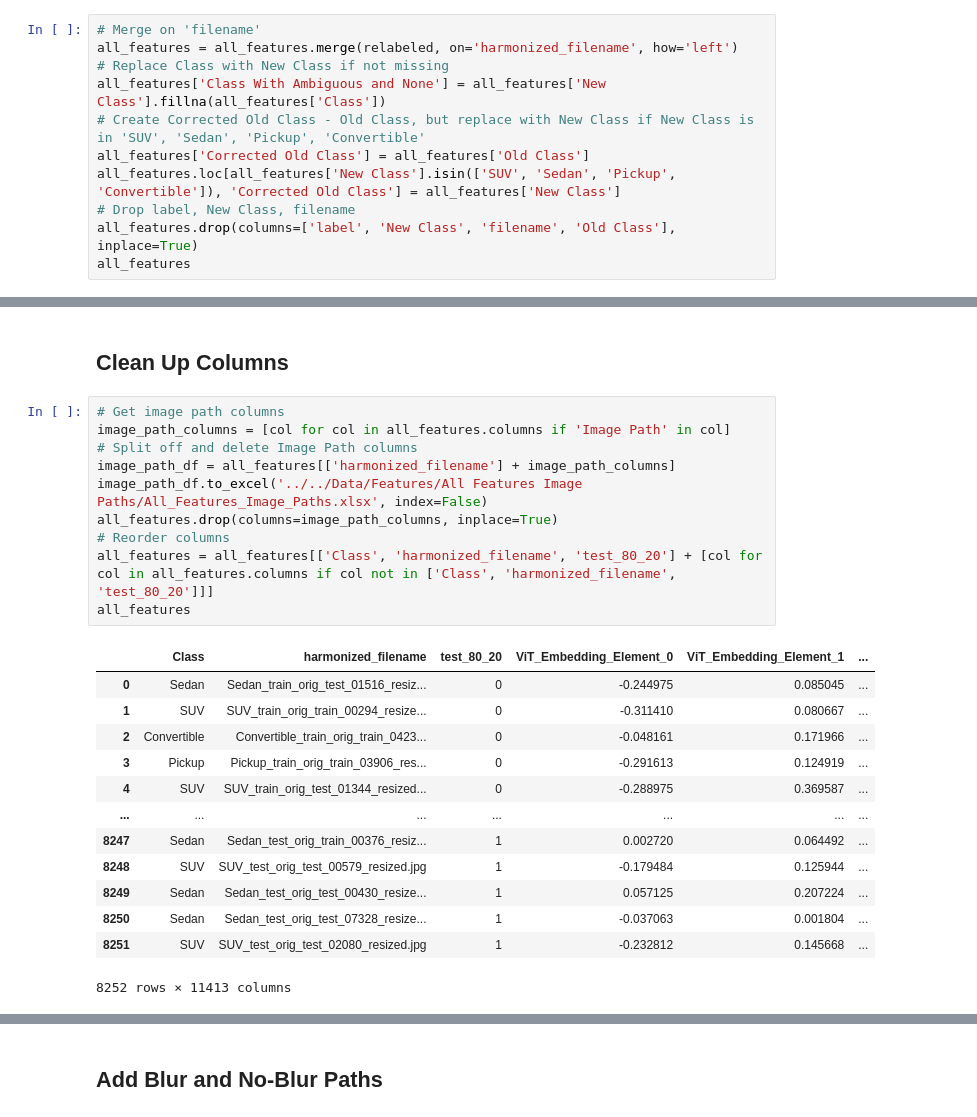
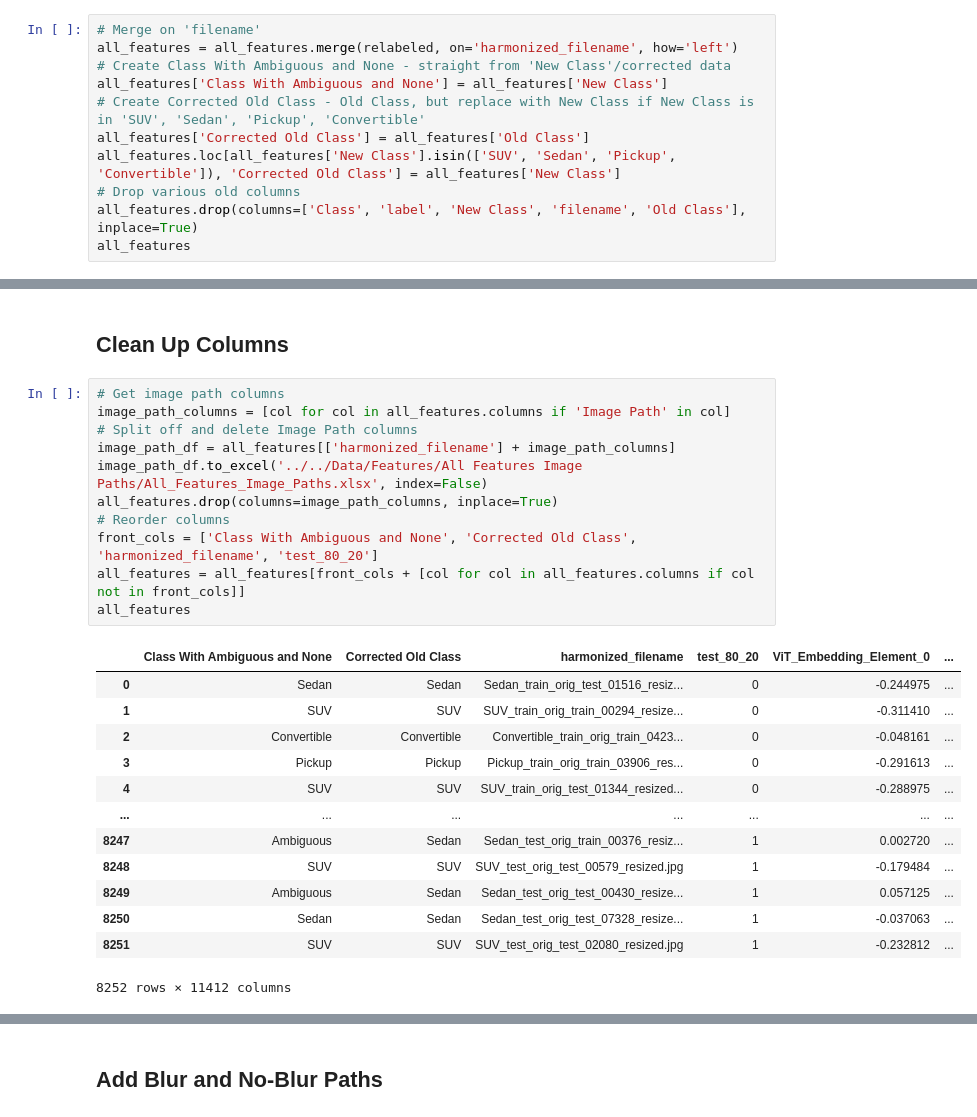
Before and after one commit to ijyliu/computer-vision-project, a Jupyter notebook: Code/Combine All Features/Combine All Features.ipynb, the cells around one changed output, grey strips where cells are left out. Drawn from its saved outputs; the diff is of its cells as text.

```diff
--- a/Code/Combine All Features/Combine All Features.ipynb
+++ b/Code/Combine All Features/Combine All Features.ipynb
@@ -221,13 +221,13 @@ relabeled
 # %%
 # Merge on 'filename'
 all_features = all_features.merge(relabeled, on='harmonized_filename', how='left')
-# Replace Class with New Class if not missing
-all_features['Class With Ambiguous and None'] = all_features['New Class'].fillna(all_features['Class'])
+# Create Class With Ambiguous and None - straight from 'New Class'/corrected data
+all_features['Class With Ambiguous and None'] = all_features['New Class']
 # Create Corrected Old Class - Old Class, but replace with New Class if New Class is in 'SUV', 'Sedan', 'Pickup', 'Convertible'
 all_features['Corrected Old Class'] = all_features['Old Class']
 all_features.loc[all_features['New Class'].isin(['SUV', 'Sedan', 'Pickup', 'Convertible']), 'Corrected Old Class'] = all_features['New Class']
-# Drop label, New Class, filename
-all_features.drop(columns=['label', 'New Class', 'filename', 'Old Class'], inplace=True)
+# Drop various old columns
+all_features.drop(columns=['Class', 'label', 'New Class', 'filename', 'Old Class'], inplace=True)
 all_features
 # %% [output]
 |  | Image Path Vision Transformer | ViT_Embedding_Element_0 | ViT_Embedding_Element_1 | ViT_Embedding_Element_2 | ... |
@@ -248,24 +248,25 @@ all_features
 # %%
 # Get image path columns
 image_path_columns = [col for col in all_features.columns if 'Image Path' in col]
 # Split off and delete Image Path columns
 image_path_df = all_features[['harmonized_filename'] + image_path_columns]
 image_path_df.to_excel('../../Data/Features/All Features Image Paths/All_Features_Image_Paths.xlsx', index=False)
 all_features.drop(columns=image_path_columns, inplace=True)
 # Reorder columns
-all_features = all_features[['Class', 'harmonized_filename', 'test_80_20'] + [col for col in all_features.columns if col not in ['Class', 'harmonized_filename', 'test_80_20']]]
+front_cols = ['Class With Ambiguous and None', 'Corrected Old Class', 'harmonized_filename', 'test_80_20']
+all_features = all_features[front_cols + [col for col in all_features.columns if col not in front_cols]]
 all_features
 # %% [output]
-|  | Class | harmonized_filename | test_80_20 | ViT_Embedding_Element_0 | ViT_Embedding_Element_1 | ... |
-| 0 | Sedan | Sedan_train_orig_test_01516_resiz... | 0 | -0.244975 | 0.085045 | ... |
-| 1 | SUV | SUV_train_orig_train_00294_resize... | 0 | -0.311410 | 0.080667 | ... |
-| 2 | Convertible | Convertible_train_orig_train_0423... | 0 | -0.048161 | 0.171966 | ... |
-| 3 | Pickup | Pickup_train_orig_train_03906_res... | 0 | -0.291613 | 0.124919 | ... |
-| 4 | SUV | SUV_train_orig_test_01344_resized... | 0 | -0.288975 | 0.369587 | ... |
+|  | Class With Ambiguous and None | Corrected Old Class | harmonized_filename | test_80_20 | ViT_Embedding_Element_0 | ... |
+| 0 | Sedan | Sedan | Sedan_train_orig_test_01516_resiz... | 0 | -0.244975 | ... |
+| 1 | SUV | SUV | SUV_train_orig_train_00294_resize... | 0 | -0.311410 | ... |
+| 2 | Convertible | Convertible | Convertible_train_orig_train_0423... | 0 | -0.048161 | ... |
+| 3 | Pickup | Pickup | Pickup_train_orig_train_03906_res... | 0 | -0.291613 | ... |
+| 4 | SUV | SUV | SUV_train_orig_test_01344_resized... | 0 | -0.288975 | ... |
 | ... | ... | ... | ... | ... | ... | ... |
-| 8247 | Sedan | Sedan_test_orig_train_00376_resiz... | 1 | 0.002720 | 0.064492 | ... |
-| 8248 | SUV | SUV_test_orig_test_00579_resized.jpg | 1 | -0.179484 | 0.125944 | ... |
-| 8249 | Sedan | Sedan_test_orig_test_00430_resize... | 1 | 0.057125 | 0.207224 | ... |
-| 8250 | Sedan | Sedan_test_orig_test_07328_resize... | 1 | -0.037063 | 0.001804 | ... |
-| 8251 | SUV | SUV_test_orig_test_02080_resized.jpg | 1 | -0.232812 | 0.145668 | ... |
+| 8247 | Ambiguous | Sedan | Sedan_test_orig_train_00376_resiz... | 1 | 0.002720 | ... |
+| 8248 | SUV | SUV | SUV_test_orig_test_00579_resized.jpg | 1 | -0.179484 | ... |
+| 8249 | Ambiguous | Sedan | Sedan_test_orig_test_00430_resize... | 1 | 0.057125 | ... |
+| 8250 | Sedan | Sedan | Sedan_test_orig_test_07328_resize... | 1 | -0.037063 | ... |
+| 8251 | SUV | SUV | SUV_test_orig_test_02080_resized.jpg | 1 | -0.232812 | ... |
-8252 rows × 11413 columns
+8252 rows × 11412 columns
```
Also changed, not shown: parts of 4 cells of this notebook, 35 other files.
